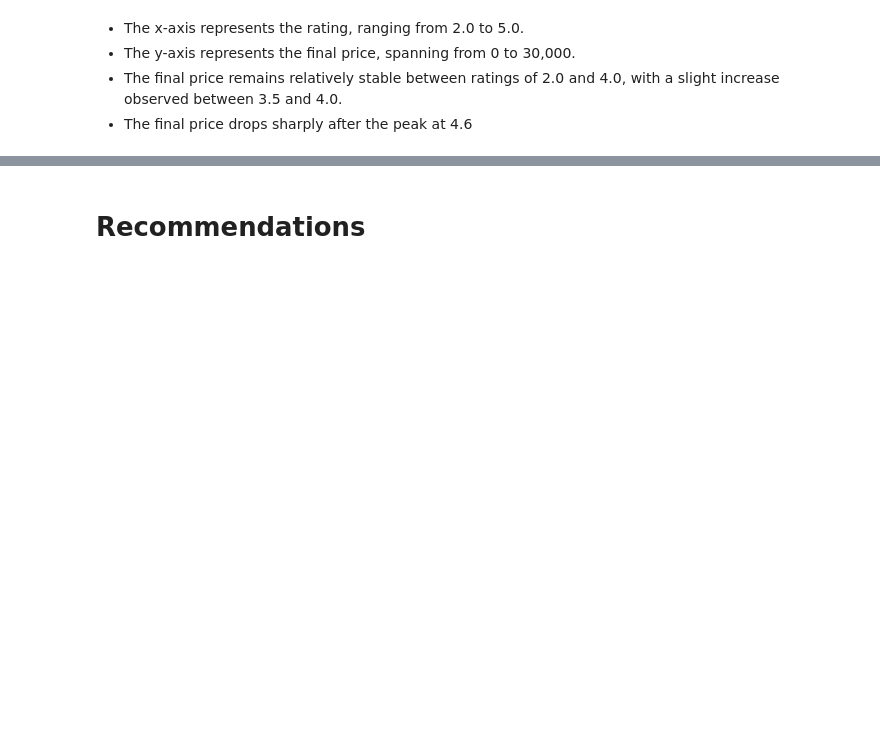
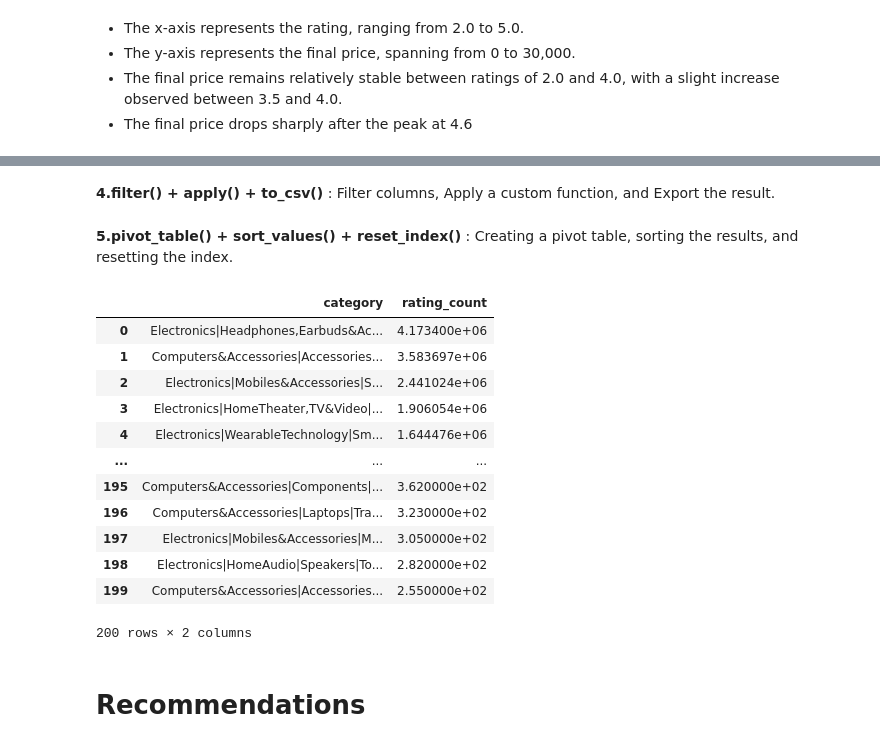
Before and after one commit to neha-13-7531/Amazon-Dataset, a Jupyter notebook: Amazon Dataset.ipynb, the cells around one changed output, grey strips where cells are left out. Drawn from its saved outputs; the diff is of its cells as text; code cells hidden in the pictures; blank space fills up the shorter version.

```diff
--- a/Amazon Dataset.ipynb
+++ b/Amazon Dataset.ipynb
@@ -708,0 +717,4 @@ plt.show()
+# %%
+# apply the function row wise to convert the string and join with'|'
+df['final_view'] = df[['review_title', 'review_content']].apply(lambda row: ' | '.join(row.astype(str)), axis=1)
+df['final_view']
@@ -708,0 +734,2 @@ plt.show()
+# %% [markdown]
+**4.filter() + apply() + to_csv()** : Filter columns, Apply a custom function, and Export the result.
@@ -709,3 +741,22 @@ plt.show()
+# %% [markdown]
+**5.pivot_table() + sort_values() + reset_index()** : Creating a pivot table, sorting the results, and resetting the index.
+# %%
+# groups by category and sums up all rating_count and sorts categories by most reviews (highest to lowest)then it reset the index
+df.pivot_table(values='rating_count', index='category', aggfunc='sum') .sort_values(by='rating_count', ascending=False).reset_index()
+# %% [output]
+|  | category | rating_count |
+| 0 | Electronics|Headphones,Earbuds&Ac... | 4.173400e+06 |
+| 1 | Computers&Accessories|Accessories... | 3.583697e+06 |
+| 2 | Electronics|Mobiles&Accessories|S... | 2.441024e+06 |
+| 3 | Electronics|HomeTheater,TV&Video|... | 1.906054e+06 |
+| 4 | Electronics|WearableTechnology|Sm... | 1.644476e+06 |
+| ... | ... | ... |
+| 195 | Computers&Accessories|Components|... | 3.620000e+02 |
+| 196 | Computers&Accessories|Laptops|Tra... | 3.230000e+02 |
+| 197 | Electronics|Mobiles&Accessories|M... | 3.050000e+02 |
+| 198 | Electronics|HomeAudio|Speakers|To... | 2.820000e+02 |
+| 199 | Computers&Accessories|Accessories... | 2.550000e+02 |
+200 rows × 2 columns
 # %% [markdown]
 # Recommendations
 # %% [markdown]
```
Also changed, not shown: parts of 29 cells of this notebook.
